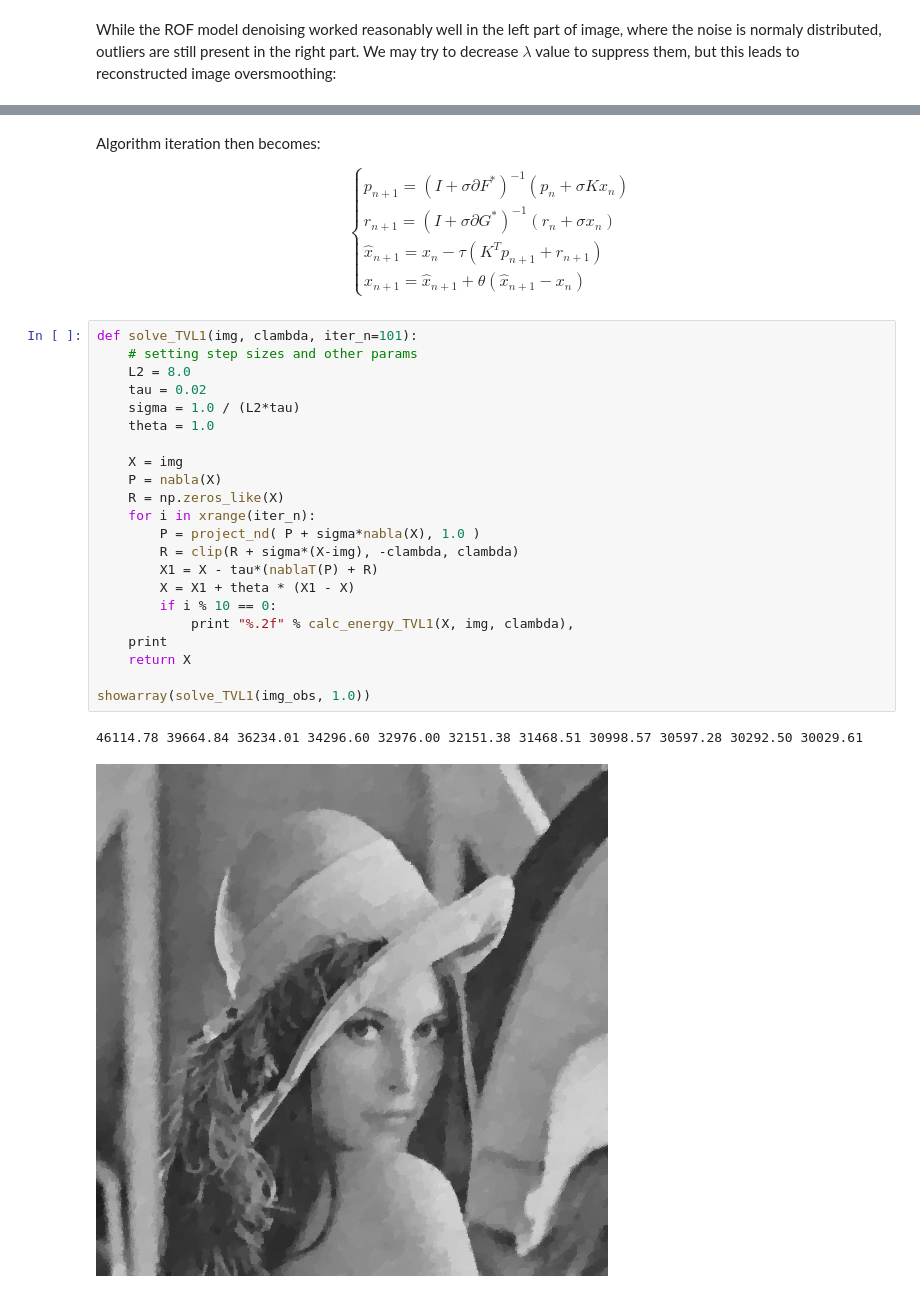
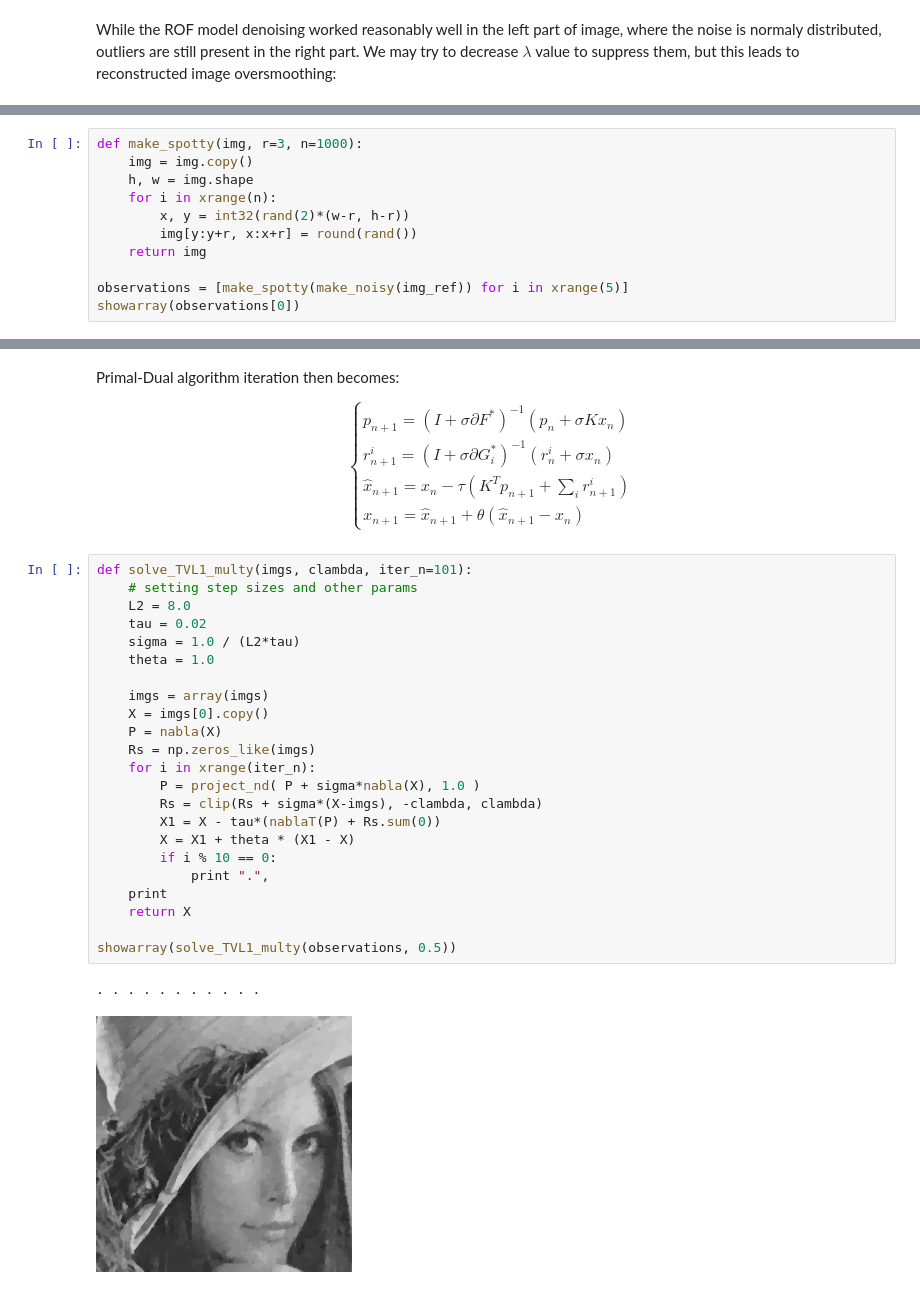
Before and after one commit to znah/notebooks, a Jupyter notebook: TV_denoise.ipynb, the cells around one changed output, grey strips where cells are left out. Drawn from its saved outputs; the diff is of its cells as text.

```diff
--- a/TV_denoise.ipynb
+++ b/TV_denoise.ipynb
@@ -262,0 +264,11 @@ For examples this formulation makes multiple observation handling with TV-L1 eas
+# %%
+def make_spotty(img, r=3, n=1000):
+    img = img.copy()
+    h, w = img.shape
+    for i in xrange(n):
+        x, y = int32(rand(2)*(w-r, h-r))
+        img[y:y+r, x:x+r] = round(rand())
+    return img
+
+observations = [make_spotty(make_noisy(img_ref)) for i in xrange(5)]
+showarray(observations[0])
@@ -263,38 +293,39 @@ For examples this formulation makes multiple observation handling with TV-L1 eas
 # %% [markdown]
-Algorithm iteration then becomes:
+Primal-Dual algorithm iteration then becomes:
 
 $$
 \begin{cases}
 p_{n+1} = (I + \sigma\partial F^*)^{-1} (p_n + \sigma K x_n) \\
-r_{n+1} = (I + \sigma\partial G^*)^{-1} (r_n + \sigma x_n) \\
-\hat x_{n+1} = x_n - \tau (K^T p_{n+1} + r_{n+1}) \\
+r^i_{n+1} = (I + \sigma\partial G_i^*)^{-1} (r^i_n + \sigma x_n) \\
+\hat x_{n+1} = x_n - \tau (K^T p_{n+1} + \sum_i r^i_{n+1}) \\
 x_{n+1} = \hat x_{n+1} + \theta (\hat x_{n+1} - x_n)
 %\frac {\|x\|} {2\alpha} & \|x\| \le \alpha \\
 %\|x\| - \frac {\alpha} {2} & \|x\| > \alpha
 \end{cases}
 $$
 # %%
-def solve_TVL1(img, clambda, iter_n=101):
+def solve_TVL1_multy(imgs, clambda, iter_n=101):
     # setting step sizes and other params
     L2 = 8.0
     tau = 0.02
     sigma = 1.0 / (L2*tau)
     theta = 1.0
 
-    X = img
+    imgs = array(imgs)
+    X = imgs[0].copy()
     P = nabla(X)
-    R = np.zeros_like(X)
+    Rs = np.zeros_like(imgs)
     for i in xrange(iter_n):
         P = project_nd( P + sigma*nabla(X), 1.0 )
-        R = clip(R + sigma*(X-img), -clambda, clambda)
-        X1 = X - tau*(nablaT(P) + R)
+        Rs = clip(Rs + sigma*(X-imgs), -clambda, clambda)
+        X1 = X - tau*(nablaT(P) + Rs.sum(0))
         X = X1 + theta * (X1 - X)
         if i % 10 == 0:
-            print "%.2f" % calc_energy_TVL1(X, img, clambda),
+            print ".",
     print
     return X
 
-showarray(solve_TVL1(img_obs, 1.0))
+showarray(solve_TVL1_multy(observations, 0.5))
 # %% [output]
-46114.78 39664.84 36234.01 34296.60 32976.00 32151.38 31468.51 30998.57 30597.28 30292.50 30029.61
+. . . . . . . . . . .
-[figure, old version]
+[figure, new version]
```
Also changed, not shown: parts of 16 cells of this notebook, 3 other files.
